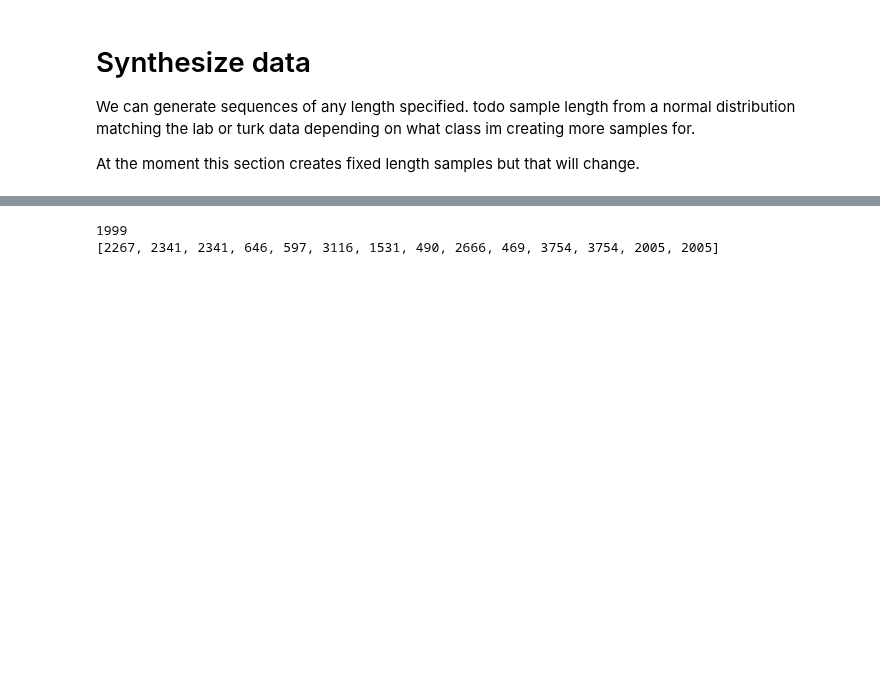
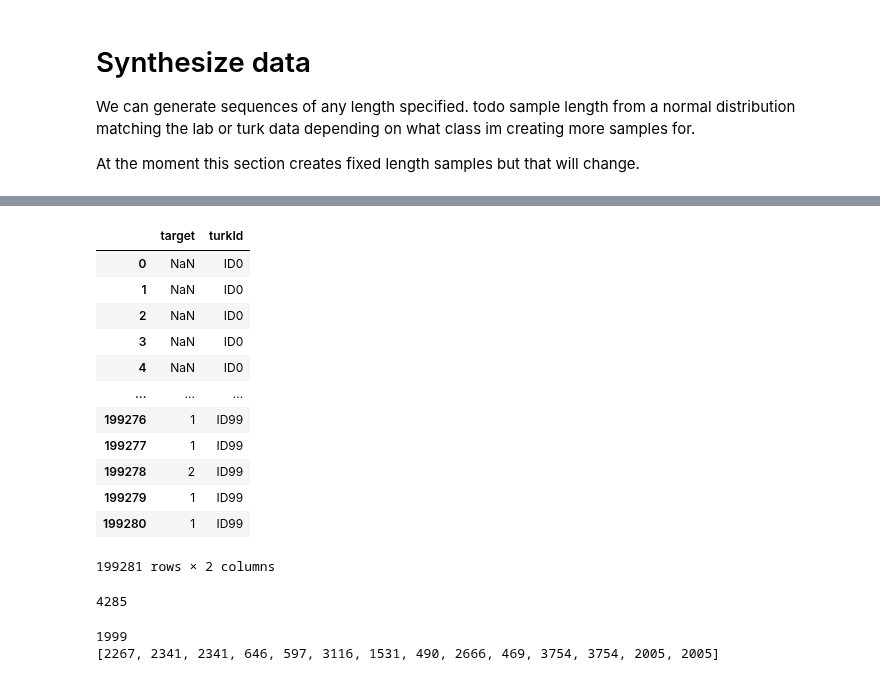
Before and after one commit to DJSaunders1997/Masters-Project, a Jupyter notebook: HMM.ipynb, the cells around one changed output, grey strips where cells are left out. Drawn from its saved outputs; the diff is of its cells as text; code cells hidden in the pictures; blank space fills up the shorter version.

```diff
--- a/HMM.ipynb
+++ b/HMM.ipynb
@@ -564,3 +580,37 @@ len(created_data)
+# %%
+# we have array of length 100, each of which contains events of varing lengths.
+
+IDs = []    # This will be the length of the flattened array. will be like ID1, ID1, ID2 etc
+targets = []
+
+for i in range(len(created_data)):
+    targets.extend(created_data[i])
+
+    for j in range(len(created_data[i])):
+        IDs.append(f'ID{i}')
+# %%
+df = pd.DataFrame({'target':targets, 'turkId':IDs})
+df['target'] = df['target'].rename({0 :'html', 1:'Slider-1', 2:'Sliders-2', 3:'Slider-3', 4:'Slider-4', 5:'Slider-5'})
+df
+# %% [output]
+|  | target | turkId |
+| 0 | NaN | ID0 |
+| 1 | NaN | ID0 |
+| 2 | NaN | ID0 |
+| 3 | NaN | ID0 |
+| 4 | NaN | ID0 |
+| ... | ... | ... |
+| 199276 | 1 | ID99 |
+| 199277 | 1 | ID99 |
+| 199278 | 2 | ID99 |
+| 199279 | 1 | ID99 |
+| 199280 | 1 | ID99 |
+199281 rows × 2 columns
+# %%
+len(targets[0])
+#len(IDs)
+# %% [output]
+4285
 # %%
 # Lab Data
 
```
Also changed, not shown: parts of 3 cells of this notebook.
